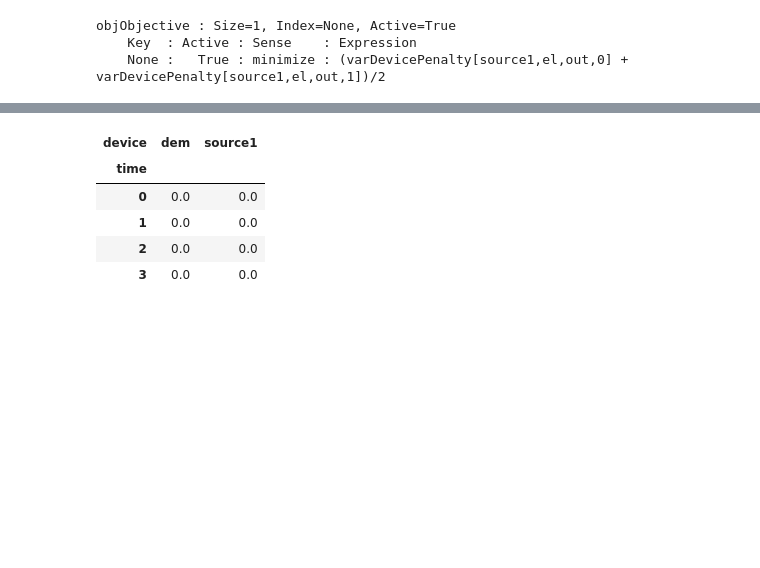
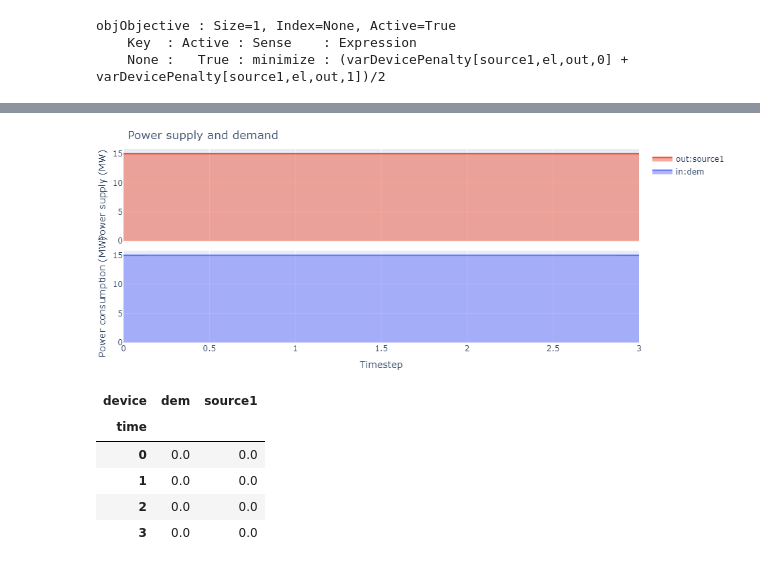
Before and after one commit to oogeso/oogeso, a Jupyter notebook: examples/test_case1.ipynb, the cells around one changed output, grey strips where cells are left out. Cells and saved outputs as stored; diff of their text form; code cells hidden in the pictures; blank space fills up the shorter version.

```diff
--- a/examples/test_case1.ipynb
+++ b/examples/test_case1.ipynb
@@ -48,2 +49,4 @@ True
 # %%
-#oogeso.plots.plot_sum_power_mix(res,optimisation_model=simulator.optimiser,carrier="el")
+oogeso.plots.plot_sum_power_mix(res,optimisation_model=simulator.optimiser,carrier="el").update_layout(
+    width=600,height=300,autosize=False,margin=dict(l=0,r=0,t=30,b=0),title="Power supply and demand")
+# %% [output]
@@ -50,3 +54,4 @@ True
+[figure, added]
 # %%
 res.co2_rate_per_dev.unstack("device")
 # %% [output]
```
Also changed, not shown: parts of 9 cells of this notebook, 5 other files.
